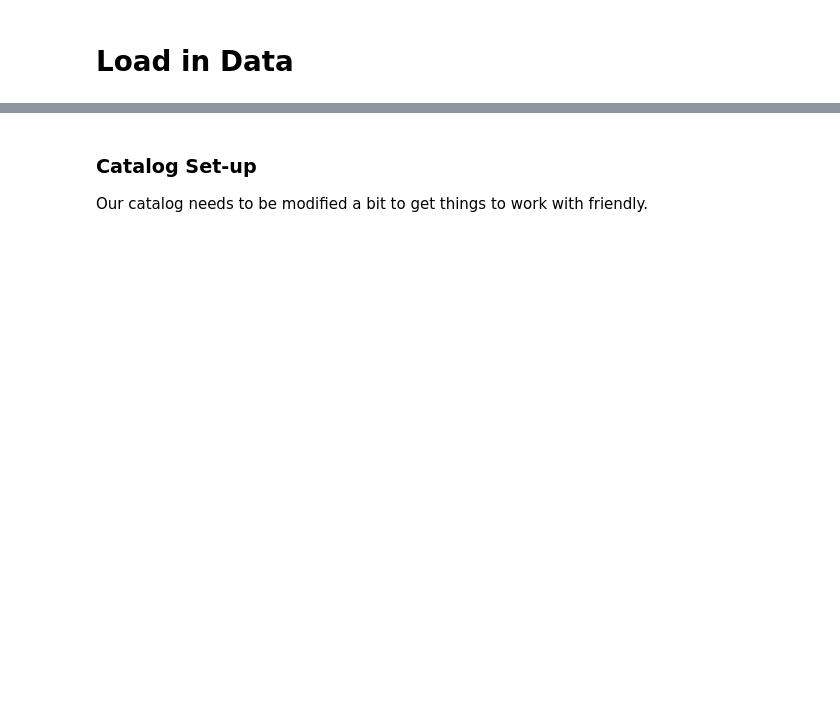
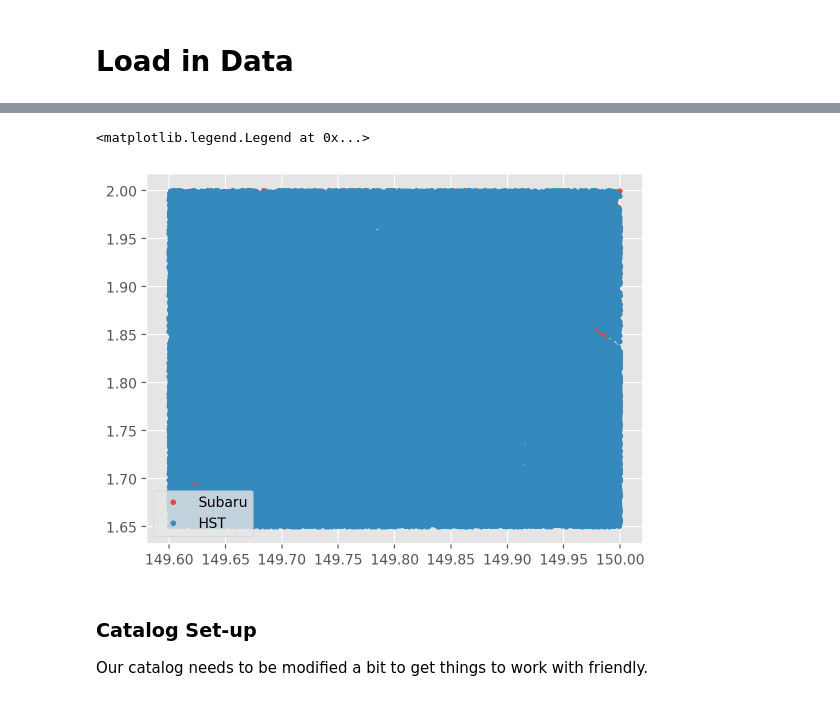
Before and after one commit to LSSTDESC/friendly, a Jupyter notebook: notebooks/COSMOS_friendly_ellipse.ipynb, the cells around one changed output, grey strips where cells are left out. Cells and saved outputs as stored; diff of their text form; code cells hidden in the pictures; blank space fills up the shorter version.

```diff
--- a/notebooks/COSMOS_friendly_ellipse.ipynb
+++ b/notebooks/COSMOS_friendly_ellipse.ipynb
@@ -97,3 +105,7 @@ plt.plot(subaru['ALPHA_J2000'], subaru['DELTA_J2000'], '.')
+# %%
+subaru = Table.read(pdir + '/data/cos_NFP.fits')
+HST_all = Table.read(pdir + '/data/acs.fits')
+HST = HST_all[HST_all['flags']==0]
 # %%
 # Matching on the whole data is slow since friendly is not very scalable code (currently)
 
@@ -108 +121,8 @@ HST = apply_box(HST, bbox, 'ra', 'dec')
+# %%
+plt.plot(subaru['ALPHA_J2000'], subaru['DELTA_J2000'], '.', label='Subaru')
+plt.plot(HST['ra'], HST['dec'], '.', label='HST')
+plt.legend()
+# %% [output]
+<matplotlib.legend.Legend at 0x...>
+[figure, added]
 # %%
```
Also changed, not shown: parts of 28 cells of this notebook, 2 other files.
